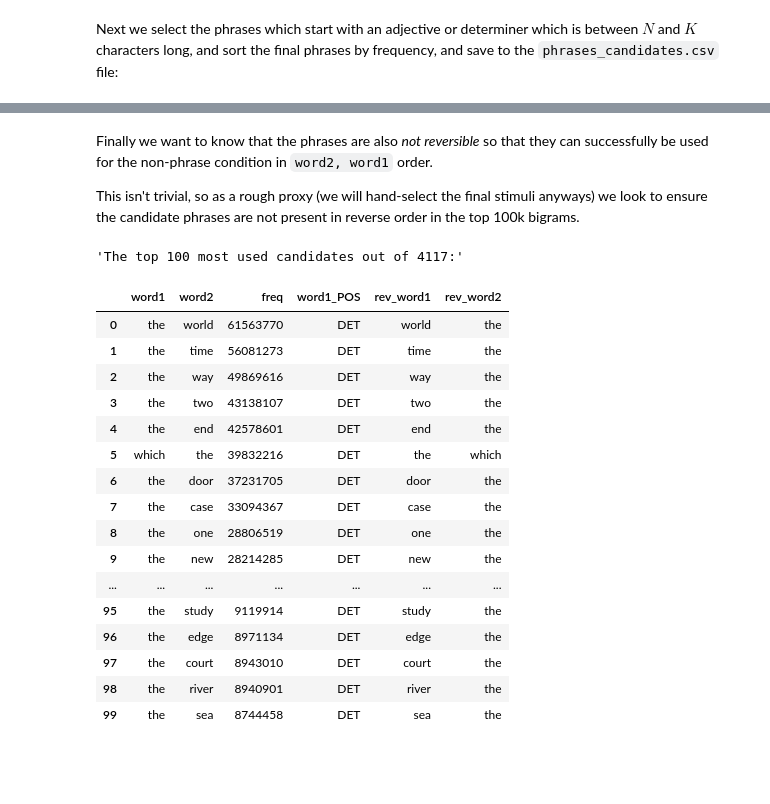
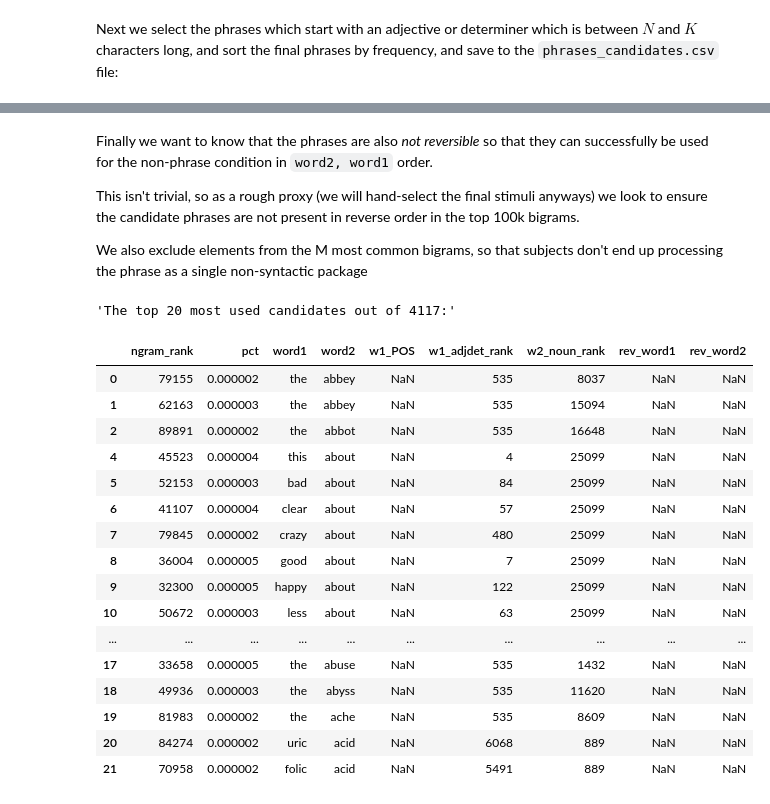
Before and after one commit to neurolingo-lab/language-intermodulation, a Jupyter notebook: notebooks/check_ngrams.ipynb, the cells around one changed output, grey strips where cells are left out. Cells and saved outputs as stored; diff of their text form; code cells hidden in the pictures; blank space fills up the shorter version.

```diff
--- a/notebooks/check_ngrams.ipynb
+++ b/notebooks/check_ngrams.ipynb
@@ -18,6 +18,7 @@ from pathlib import Path
 from IPython.display import display
 
 CHARACTER_BOUNDS = (3, 5)
+RANKLIMIT = 20_000
 
 # Load the 45k most common words and 100k most common 2-grams
 datapath = Path("../word_ngrams/").resolve()
@@ -37,7 +38,8 @@ adjectives = wordcats[wordcats["POS"] == "ADJ"].reset_index(drop=True)
 n2grams["word1"] = n2grams["ngram"].str.split(" ").str[0]
 n2grams["word2"] = n2grams["ngram"].str.split(" ").str[1]
 n2grams.drop(columns=["ngram"], inplace=True)
-n2grams = n2grams.reindex(columns=["word1", "word2", "freq"]).convert_dtypes()
+n2grams["pct"] = n2grams["freq"] / n2grams["freq"].sum()
+n2grams = n2grams.reindex(columns=["word1", "word2", "freq", "pct"]).convert_dtypes()
 # %%
 display(nouns)
 display(n2grams)
@@ -126,8 +128,9 @@ def safe_adjdet_rank(row):
         return idxdet.loc[row["word1"]]["rank"]
 
 
-noun_2grams["w1_adjdet_rank"] = noun_2grams.apply(safe_adjdet_rank, axis=1)
+detadj_2grams["w1_adjdet_rank"] = detadj_2grams.apply(safe_adjdet_rank, axis=1)
 
+detadj_2grams.to_csv(datapath / "phrases_candidates.csv", index=False)
+detadj_2grams = detadj_2grams.reset_index().rename(columns={"index": "ngram_rank"})
 display(detadj_2grams)
-detadj_2grams.to_csv(datapath / "phrases_candidates.csv", index=False)
 # %% [output]
@@ -148,42 +151,56 @@ detadj_2grams.to_csv(datapath / "phrases_candidates.csv", index=False)
 Finally we want to know that the phrases are also _not reversible_ so that they can successfully be used for the non-phrase condition in `word2, word1` order.
 
 This isn't trivial, so as a rough proxy (we will hand-select the final stimuli anyways) we look to ensure the candidate phrases are not present in reverse order in the top 100k bigrams.
+
+We also exclude elements from the M most common bigrams, so that subjects don't end up processing the phrase as a single non-syntactic package
 # %%
 # Create a copy of the data in all-lowercase form, and another reversed copy of that lowercase form
 lower = detadj_2grams.copy()
 lower["word1"], lower["word2"] = lower["word1"].str.lower(), lower["word2"].str.lower()
 rev_lower = lower.copy().rename(columns={"word1": "word2", "word2": "word1"})
 
 # Set the index of both dataframes to the 2-gram words for comparison
 rev_lower.set_index(["word1", "word2"], inplace=True)
 lower.set_index(["word1", "word2"], inplace=True)
 nonreversible = lower.index.difference(rev_lower.index)
-final_candidates = lower.loc[nonreversible].sort_values("freq", ascending=False).reset_index()
-final_candidates["rev_word1"], final_candidates["rev_word2"] = (
-    final_candidates["word2"],
-    final_candidates["word1"],
+final_candidates = lower.loc[nonreversible].sort_values("word2").reset_index()
+final_candidates = final_candidates.query("ngram_rank >= @RANKLIMIT")
+# final_candidates.set_index(["word2", "word1"], drop=False, inplace=True)
+# final_candidates.index.names = ["noun", "adj-det"]
+final_candidates = final_candidates.reindex(
+    columns=[
+        "ngram_rank",
+        "pct",
+        "word1",
+        "word2",
+        "w1_POS",
+        "w1_adjdet_rank",
+        "w2_noun_rank",
+        "rev_word1",
+        "rev_word2",
+    ]
 )
 
-pd.set_option("display.max_rows", 100)
-display(f"The top 100 most used candidates out of {len(lower)}:")
-display(final_candidates.head(100))
+pd.set_option("display.max_rows", 20)
+display(f"The top 20 most used candidates out of {len(lower)}:")
+display(final_candidates.head(20))
 final_candidates.to_csv(datapath / "phrases_final_candidates.csv", index=False)
 # %% [output]
-'The top 100 most used candidates out of 4117:'
+'The top 20 most used candidates out of 4117:'
-|  | word1 | word2 | freq | word1_POS | rev_word1 | rev_word2 |
-| 0 | the | world | 61563770 | DET | world | the |
-| 1 | the | time | 56081273 | DET | time | the |
-| 2 | the | way | 49869616 | DET | way | the |
-| 3 | the | two | 43138107 | DET | two | the |
-| 4 | the | end | 42578601 | DET | end | the |
-| 5 | which | the | 39832216 | DET | the | which |
-| 6 | the | door | 37231705 | DET | door | the |
-| 7 | the | case | 33094367 | DET | case | the |
-| 8 | the | one | 28806519 | DET | one | the |
-| 9 | the | new | 28214285 | DET | new | the |
-| ... | ... | ... | ... | ... | ... | ... |
-| 95 | the | study | 9119914 | DET | study | the |
-| 96 | the | edge | 8971134 | DET | edge | the |
-| 97 | the | court | 8943010 | DET | court | the |
-| 98 | the | river | 8940901 | DET | river | the |
-| 99 | the | sea | 8744458 | DET | sea | the |
+|  | ngram_rank | pct | word1 | word2 | w1_POS | w1_adjdet_rank | w2_noun_rank | rev_word1 | rev_word2 |
+| 0 | 79155 | 0.000002 | the | abbey | NaN | 535 | 8037 | NaN | NaN |
+| 1 | 62163 | 0.000003 | the | abbey | NaN | 535 | 15094 | NaN | NaN |
+| 2 | 89891 | 0.000002 | the | abbot | NaN | 535 | 16648 | NaN | NaN |
+| 4 | 45523 | 0.000004 | this | about | NaN | 4 | 25099 | NaN | NaN |
+| 5 | 52153 | 0.000003 | bad | about | NaN | 84 | 25099 | NaN | NaN |
+| 6 | 41107 | 0.000004 | clear | about | NaN | 57 | 25099 | NaN | NaN |
+| 7 | 79845 | 0.000002 | crazy | about | NaN | 480 | 25099 | NaN | NaN |
+| 8 | 36004 | 0.000005 | good | about | NaN | 7 | 25099 | NaN | NaN |
+| 9 | 32300 | 0.000005 | happy | about | NaN | 122 | 25099 | NaN | NaN |
+| 10 | 50672 | 0.000003 | less | about | NaN | 63 | 25099 | NaN | NaN |
+| ... | ... | ... | ... | ... | ... | ... | ... | ... | ... |
+| 17 | 33658 | 0.000005 | the | abuse | NaN | 535 | 1432 | NaN | NaN |
+| 18 | 49936 | 0.000003 | the | abyss | NaN | 535 | 11620 | NaN | NaN |
+| 19 | 81983 | 0.000002 | the | ache | NaN | 535 | 8609 | NaN | NaN |
+| 20 | 84274 | 0.000002 | uric | acid | NaN | 6068 | 889 | NaN | NaN |
+| 21 | 70958 | 0.000002 | folic | acid | NaN | 5491 | 889 | NaN | NaN |
```
Also changed, not shown: parts of 13 cells of this notebook, 1 other file.
